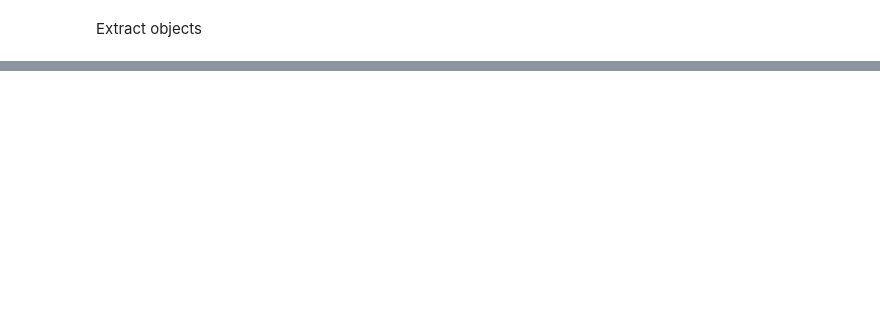
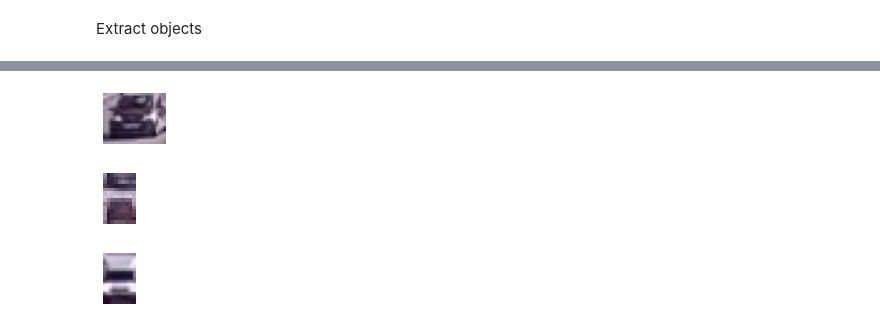
Before and after one commit to BerntA/CVEET, a Jupyter notebook: src/object-detection-bgsub.ipynb, the cells around one changed output, grey strips where cells are left out. Saved outputs shown, nothing was run; the diff lists cells and outputs as text; code cells hidden in the pictures; blank space fills up the shorter version.

```diff
--- a/src/object-detection-bgsub.ipynb
+++ b/src/object-detection-bgsub.ipynb
@@ -85,0 +98,12 @@ bg.shape
+# %%
+cnt, _ = cv2.findContours(I, cv2.RETR_TREE, cv2.CHAIN_APPROX_SIMPLE)
+for obj in cnt:
+    obj = obj.reshape(-1,2)
+    x, y = [v[0] for v in obj], [v[1] for v in obj]
+    x_min, x_max = min(x), max(x)
+    y_min, y_max = min(y), max(y)
+    show_image(bg[y_min:y_max, x_min:x_max, :], size=(2,1))
+# %% [output]
+[figure, added]
+[figure, added]
+[figure, added]
```
Also changed, not shown: parts of 10 cells of this notebook.
